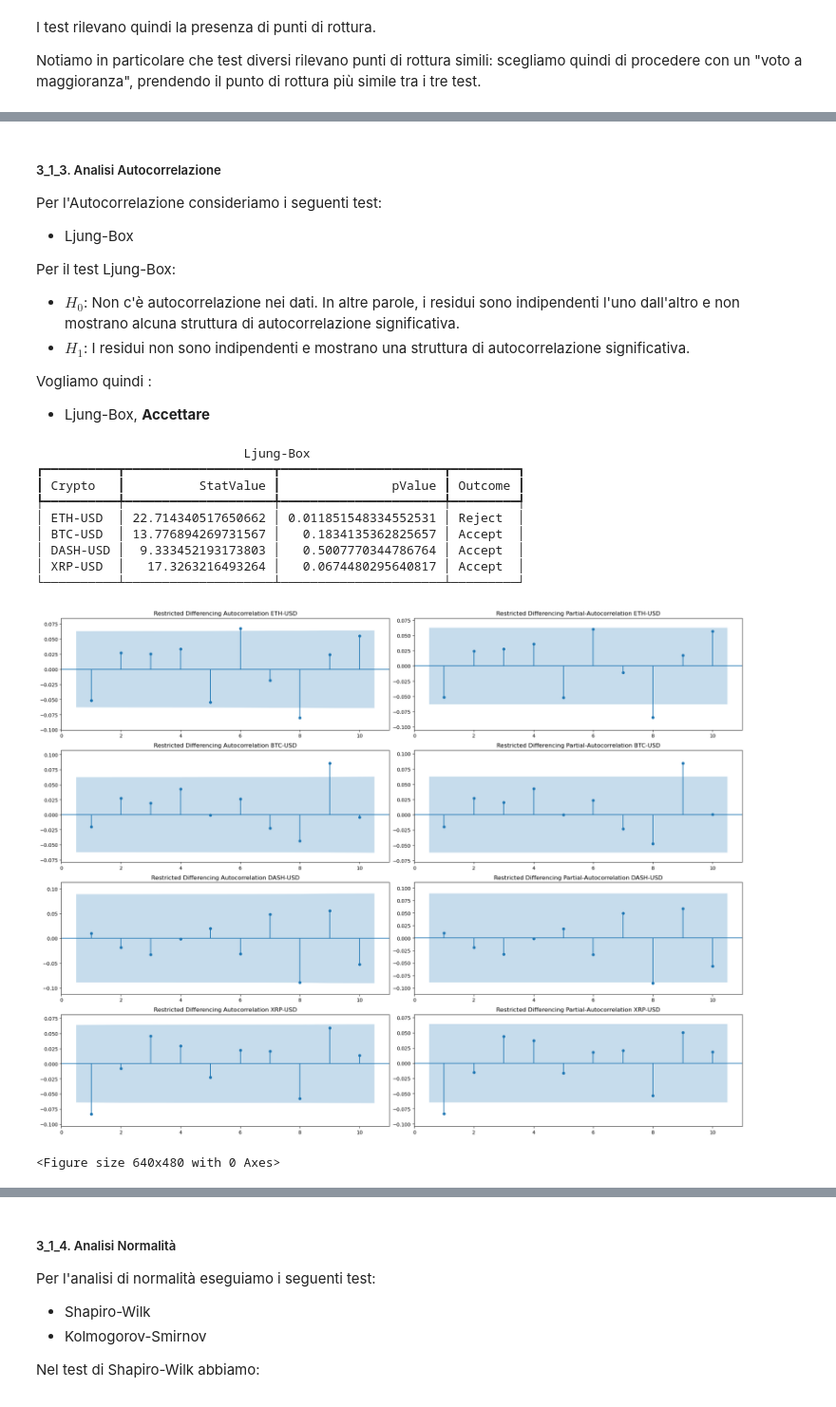
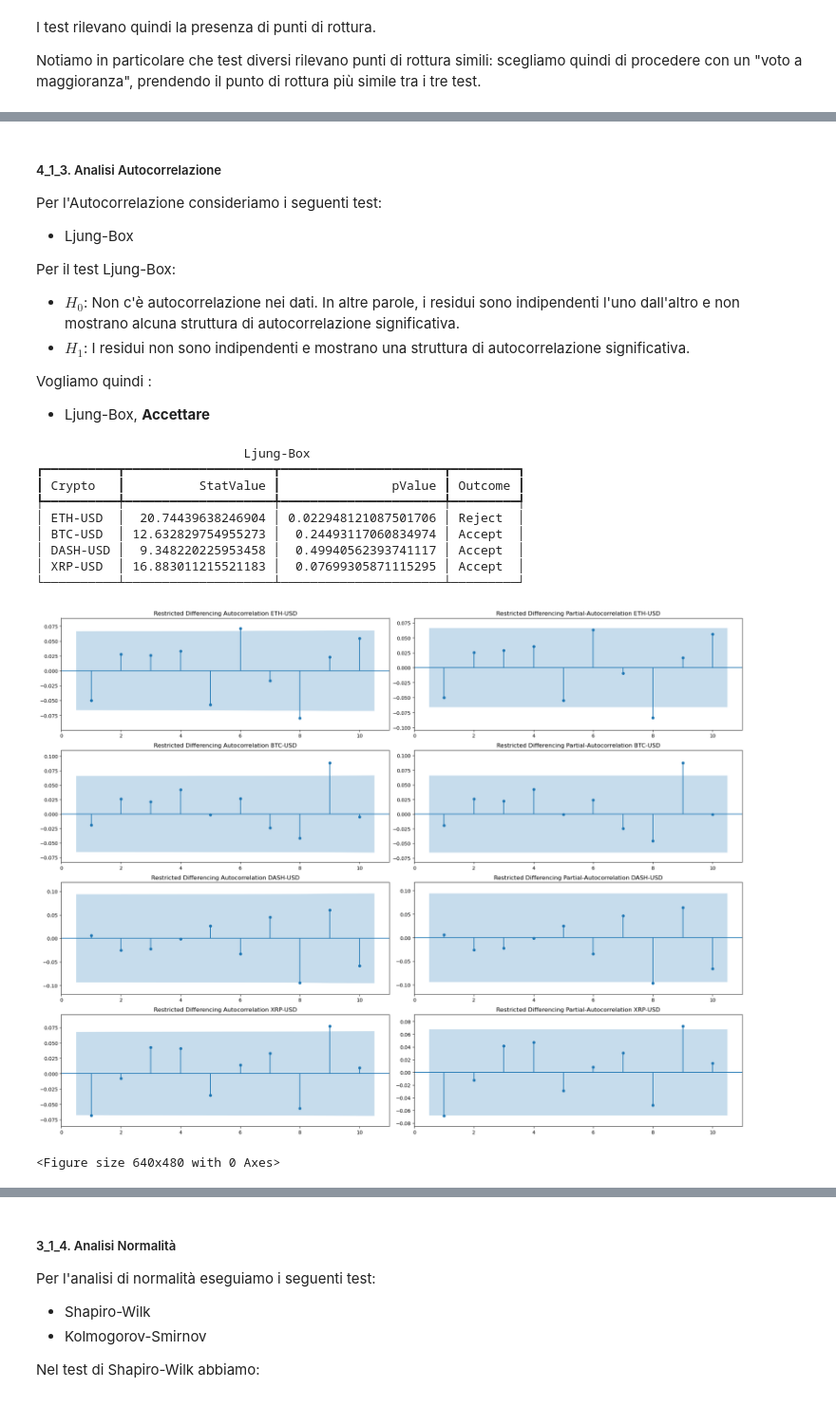
Before and after one commit to SimoneNicosanti/MPSMF_Project, a Jupyter notebook: Progetto.ipynb, the cells around one changed output, grey strips where cells are left out. Shown at 95% size. Cells and saved outputs as stored; diff of their text form; code cells hidden in the pictures.

```diff
--- a/Progetto.ipynb
+++ b/Progetto.ipynb
@@ -877,19 +1032,19 @@ for crypto in cryptoList :
 # %%
 colors = ["blue", "green", "red", "fuchsia"]
-figure, axs = plt.subplots(nrows = len(cryptoList), ncols = 2, figsize = (20,15))
+figure, axs = plt.subplots(nrows = len(cryptoList), ncols = 3, figsize = (20,15))
 figure.tight_layout(h_pad = 7.5, w_pad = 2)
 
-STEP = 28
+STEP = 45
 ROTATION = 90
 
 i = 0
 for crypto in cryptoList :
-    axs[i][0].plot(restrCryptoDataFrameDict[crypto]["LogClosePrice"], color = colors[i % len(colors)])
+    axs[i][0].plot(trainCryptoDict[crypto]["LogClosePrice"], color = colors[i % len(colors)])
     axs[i][0].set_title("Andamento Restrizione " + crypto)
     axs[i][0].grid(True)
 
-    xtickPoints = np.arange(start = 0, stop = restrCryptoDataFrameDict[crypto].shape[0], step = STEP)
-    xtickLabels = restrCryptoDataFrameDict[crypto]["Date"].iloc[xtickPoints]
+    xtickPoints = np.arange(start = 0, stop = trainCryptoDict[crypto].shape[0], step = STEP)
+    xtickLabels = trainCryptoDict[crypto]["Date"].iloc[xtickPoints]
     axs[i][0].set_xticks(xtickPoints)
     axs[i][0].set_xticklabels(xtickLabels, rotation = ROTATION)
 
@@ -897,17 +1052,30 @@ for crypto in cryptoList :
 
 i = 0
 for crypto in cryptoList :
-    axs[i][1].plot(restrDiffDataFrameDict[crypto], color = colors[i % len(colors)])
+    axs[i][1].plot(trainCryptoDiffDict[crypto]["Diff"], color = colors[i % len(colors)])
     axs[i][1].set_title("Differencing Restrizione " + crypto)
     axs[i][1].grid(True)
 
-    xtickPoints = np.arange(start = 0, stop = restrCryptoDataFrameDict[crypto].shape[0], step = STEP)
-    xtickLabels = restrCryptoDataFrameDict[crypto]["Date"].iloc[xtickPoints]
+    xtickPoints = np.arange(start = 0, stop = trainCryptoDict[crypto].shape[0], step = STEP)
+    xtickLabels = trainCryptoDict[crypto]["Date"].iloc[xtickPoints]
     axs[i][1].set_xticks(xtickPoints)
     axs[i][1].set_xticklabels(xtickLabels, rotation = ROTATION)
 
     i += 1
 
+i = 0
+for crypto in cryptoList :
+    axs[i][2].plot(trainCryptoDiffDict[crypto]["QuadDiff"], color = colors[i % len(colors)])
+    axs[i][2].set_title("Quadratic Differencing Restrizione " + crypto)
+    axs[i][2].grid(True)
+
+    xtickPoints = np.arange(start = 0, stop = trainCryptoDict[crypto].shape[0], step = STEP)
+    xtickLabels = trainCryptoDict[crypto]["Date"].iloc[xtickPoints]
+    axs[i][2].set_xticks(xtickPoints)
+    axs[i][2].set_xticklabels(xtickLabels, rotation = ROTATION)
+
+    i += 1
+
 plt.show()
 plt.clf()
 # %% [output]
@@ -940,7 +1108,7 @@ SIGNIFICANCE_LEVEL = 0.05
 
 kpssTable : Table = buildTable("KPSS", ["Crypto", "StatValue", "pValue", "Outcome"], ["left", "right", "right", "left"])
 for crypto in cryptoList :
-    kpssStat, pValue, _, _ = kpss(restrDiffDataFrameDict[crypto])
+    kpssStat, pValue, _, _ = kpss(trainCryptoDiffDict[crypto]["Diff"])
     outcomeString = "Reject" if pValue < SIGNIFICANCE_LEVEL else "Accept"
     kpssTable.add_row(crypto, str(kpssStat), str(pValue), outcomeString)
 console = Console()
@@ -948,7 +1116,7 @@ console.print(kpssTable)
 
 adfullerTable = buildTable("Adfuller", ["Crypto", "StatValue", "pValue", "Outcome"], ["left", "right", "right", "left"])
 for crypto in cryptoList :
-    result = adfuller(restrDiffDataFrameDict[crypto])
+    result = adfuller(trainCryptoDiffDict[crypto]["Diff"])
     adfullerStat : float = result[0]
     pValue = result[1]
     outcomeString = "Reject" if pValue < SIGNIFICANCE_LEVEL else "Accept"
@@ -1001,8 +1169,8 @@ kurtTable = buildTable("Kurtosis", ["Crypto", "Kurtosis"], ["left", "right"])
 console = Console()
 
 for crypto in cryptoList :
-    x = sm.add_constant(restrDiffDataFrameDict[crypto].index.tolist())
-    model = sm.OLS(restrDiffDataFrameDict[crypto].values, x)
+    x = sm.add_constant(trainCryptoDiffDict[crypto]["Diff"].index.tolist())
+    model = sm.OLS(trainCryptoDiffDict[crypto]["Diff"].values, x)
     fittedModel = model.fit()
     console.print(crypto + "\n" + str(fittedModel.summary()))
     residKurtosis = kurtosis(fittedModel.resid)
@@ -1117,5 +1285,5 @@ strong multicollinearity or other numerical problems.
 # %% [markdown]
-##### 3_1_3. Analisi Autocorrelazione
+##### 4_1_3. Analisi Autocorrelazione
 Per l'Autocorrelazione consideriamo i seguenti test:
 * Ljung-Box
 
@@ -1130,7 +1298,7 @@ N_LAGS = 10
 SIGNIFICANCE_LEVEL = 0.05
 ljungTable = buildTable("Ljung-Box", ["Crypto", "StatValue", "pValue", "Outcome"], ["left", "right", "right", "left"])
 for crypto in cryptoList :
-    testResult = acorr_ljungbox(restrDiffDataFrameDict[crypto], lags = N_LAGS)
+    testResult = acorr_ljungbox(trainCryptoDiffDict[crypto]["Diff"], lags = N_LAGS)
     statValue, pValue = testResult["lb_stat"][N_LAGS], testResult["lb_pvalue"][N_LAGS]
     outcomeString = "Reject" if pValue < SIGNIFICANCE_LEVEL else "Accept"
     ljungTable.add_row(crypto, str(statValue), str(pValue), outcomeString)
@@ -1142,28 +1310,28 @@ console.print(ljungTable)
 ┏━━━━━━━━━━┳━━━━━━━━━━━━━━━━━━━━┳━━━━━━━━━━━━━━━━━━━━━━┳━━━━━━━━━┓
 ┃ Crypto   ┃          StatValue ┃               pValue ┃ Outcome ┃
 ┡━━━━━━━━━━╇━━━━━━━━━━━━━━━━━━━━╇━━━━━━━━━━━━━━━━━━━━━━╇━━━━━━━━━┩
-│ ETH-USD  │ 22.714340517650662 │ 0.011851548334552531 │ Reject  │
-│ BTC-USD  │ 13.776894269731567 │   0.1834135362825657 │ Accept  │
-│ DASH-USD │  9.333452193173803 │   0.5007770344786764 │ Accept  │
-│ XRP-USD  │   17.3263216493264 │   0.0674480295640817 │ Accept  │
+│ ETH-USD  │  20.74439638246904 │ 0.022948121087501706 │ Reject  │
+│ BTC-USD  │ 12.632829754955273 │  0.24493117060834974 │ Accept  │
+│ DASH-USD │  9.348220225953458 │  0.49940562393741117 │ Accept  │
+│ XRP-USD  │ 16.883011215521183 │  0.07699305871115295 │ Accept  │
 └──────────┴────────────────────┴──────────────────────┴─────────┘
 # %%
 N_LAGS = 10
 
 fig, ax = plt.subplots(figsize=(20, 15), nrows = len(cryptoList), ncols = 2)
 fig.tight_layout(h_pad = 2, w_pad = 2)
 i = 0
 for crypto in cryptoList :
-    plot_acf(x = restrDiffDataFrameDict[crypto], ax = ax[i][0], lags = N_LAGS, title = "Restricted Differencing Autocorrelation " + crypto, zero = False, auto_ylims = True)
+    plot_acf(x = trainCryptoDiffDict[crypto]["Diff"], ax = ax[i][0], lags = N_LAGS, title = "Restricted Differencing Autocorrelation " + crypto, zero = False, auto_ylims = True)
     i += 1
 
 i = 0
 for crypto in cryptoList :
-    plot_pacf(x = restrDiffDataFrameDict[crypto], ax = ax[i][1], lags = N_LAGS, title = "Restricted Differencing Partial-Autocorrelation " + crypto, zero = False, auto_ylims = True)
+    plot_pacf(x = trainCryptoDiffDict[crypto]["Diff"], ax = ax[i][1], lags = N_LAGS, title = "Restricted Differencing Partial-Autocorrelation " + crypto, zero = False, auto_ylims = True)
     i += 1
 
 plt.show()
 plt.clf()
 # %% [output]
-[figure, old version]
+[figure, new version]
 <Figure size 640x480 with 0 Axes>
```
Also changed, not shown: parts of 28 cells of this notebook.
